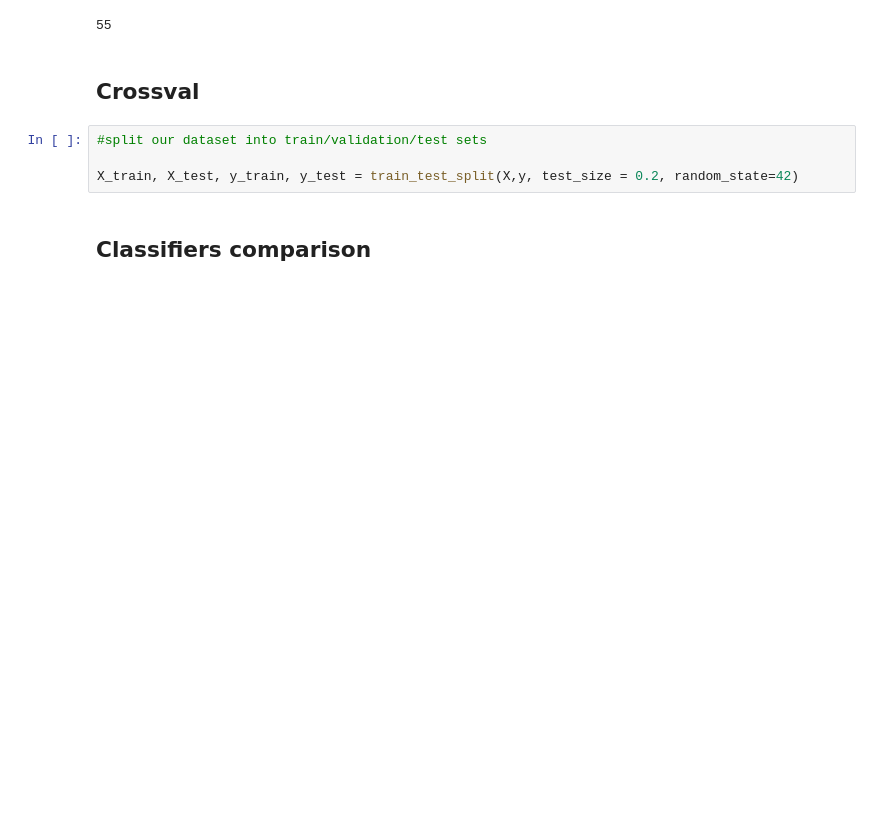
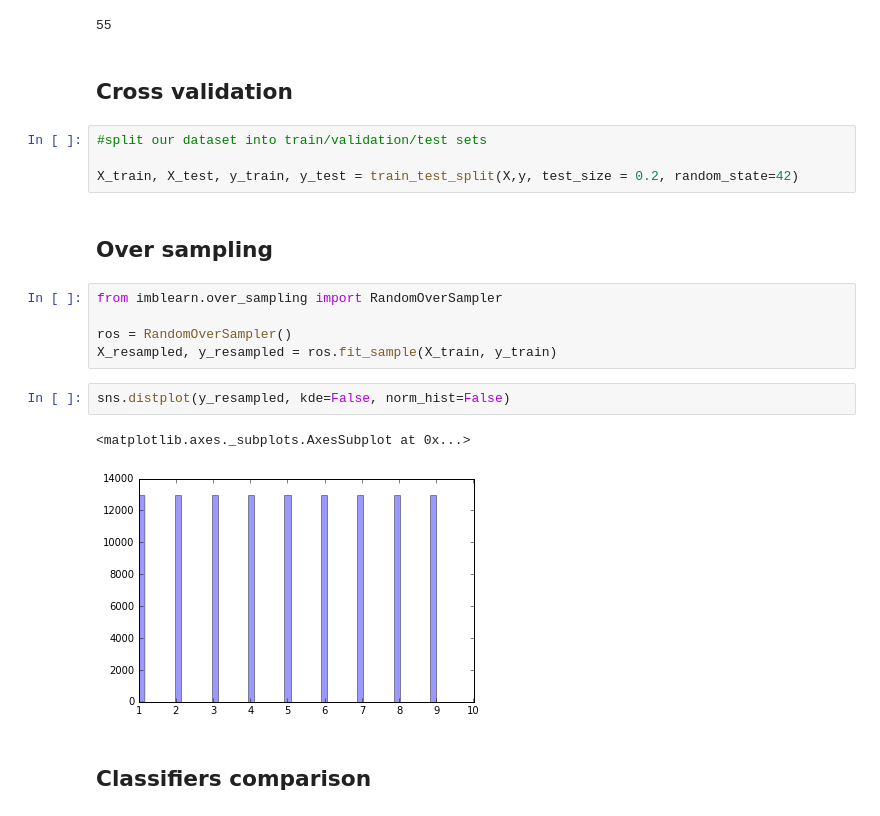
Before and after one commit to hplantec/TC1_kaggle, a Jupyter notebook: main_program.ipynb, the cells around one changed output. Drawn from its saved outputs; the diff is of its cells as text; blank space fills up the shorter version.

```diff
--- a/main_program.ipynb
+++ b/main_program.ipynb
@@ -117,12 +126,24 @@ s = np.sum(np.abs(corr), axis=0)
 np.argmin(s)
 # %% [output]
 55
-# %% [markdown]
-## Crossval
+# %% [markdown]
+## Cross validation
 # %%
 #split our dataset into train/validation/test sets
 
 X_train, X_test, y_train, y_test = train_test_split(X,y, test_size = 0.2, random_state=42)
+# %% [markdown]
+## Over sampling
+# %%
+from imblearn.over_sampling import RandomOverSampler
+
+ros = RandomOverSampler()
+X_resampled, y_resampled = ros.fit_sample(X_train, y_train)
+# %%
+sns.distplot(y_resampled, kde=False, norm_hist=False)
+# %% [output]
+<matplotlib.axes._subplots.AxesSubplot at 0x...>
+[figure, added]
 # %% [markdown]
 ## Classifiers comparison
 # %% [markdown]
```
Also changed, not shown: parts of 11 cells of this notebook.
